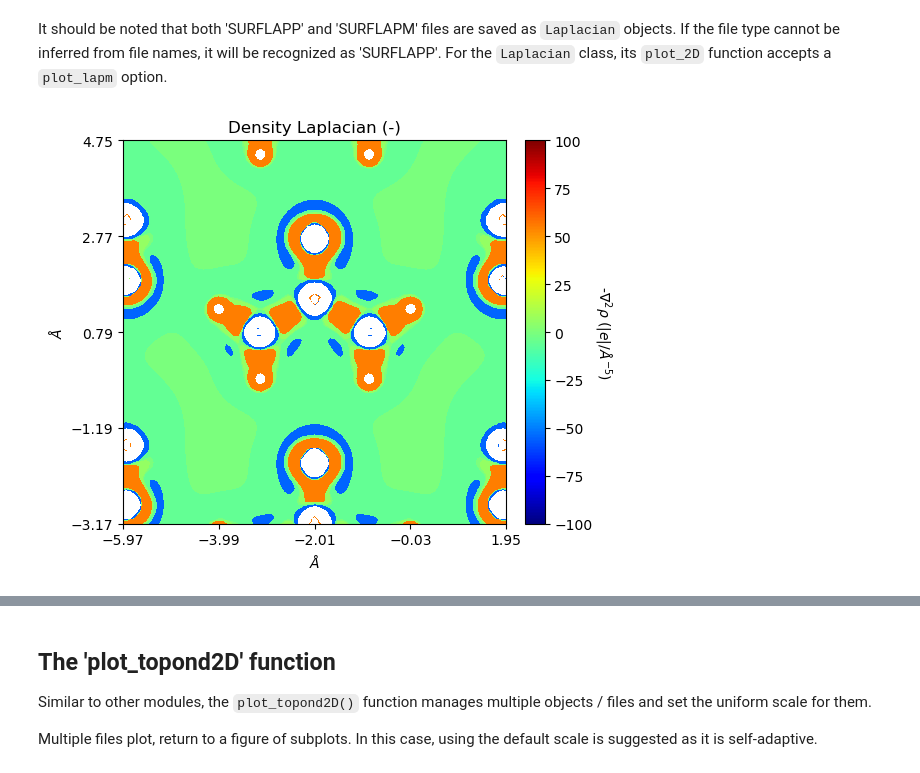
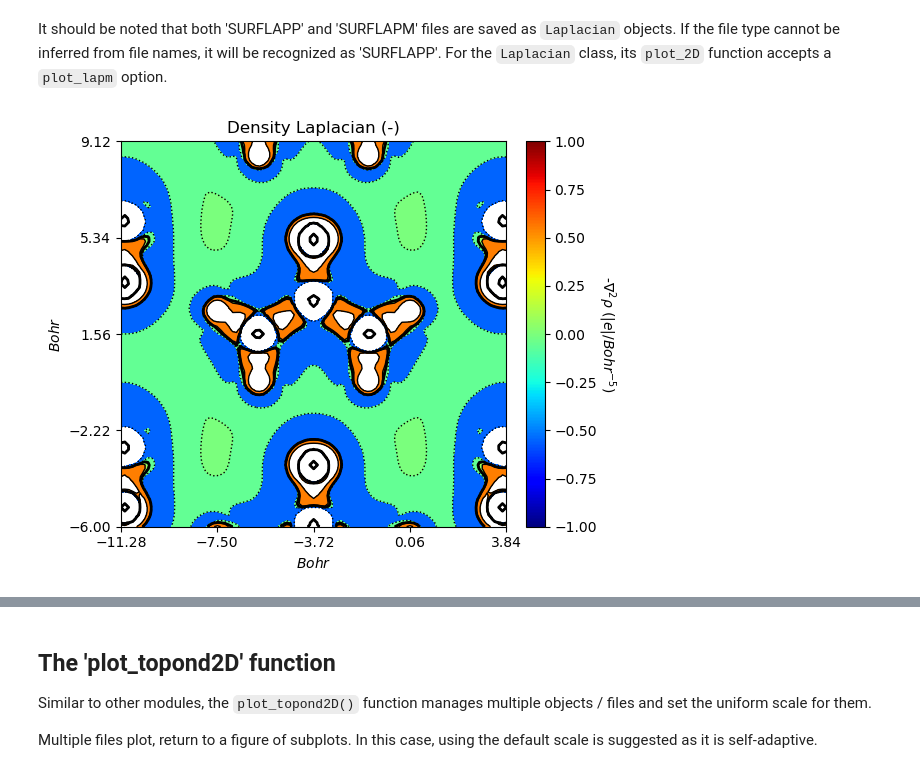
Before and after one commit to Spica-Vir/CRYSTALpytools-dev, a Jupyter notebook: examples/topond/topond.ipynb, the cells around one changed output, grey strips where cells are left out. Saved outputs shown, nothing was run; the diff lists cells and outputs as text; code cells hidden in the pictures.

```diff
--- a/examples/topond/topond.ipynb
+++ b/examples/topond/topond.ipynb
@@ -84,10 +96,10 @@ It should be noted that both 'SURFLAPP' and 'SURFLAPM' files are saved as `Lapla
 # %%
 from CRYSTALpytools.topond import Laplacian
 import numpy as np
 
-levels = np.array([-100., -10., -1., -0.1, -0.01, 0.,
-                   0.01, 0.1, 1., 10., 100.])
+levels = np.array([ -1., -0.1, -0.01, -0.001, 0., 0.001, 0.01, 0.1, 1.,])
 lap = Laplacian.from_file('topo_urea.SURFLAPP', output='topo_urea.out')
-fig = lap.plot_2D(colorplot=True, lineplot=False, plot_lapm=True, levels=levels)
+fig = lap.plot_2D(unit='a.u.', colorplot=True, lineplot=True,
+                  plot_lapm=True, isovalues=None, levels=levels)
 # %% [output]
-[figure, old version]
+[figure, new version]
```
Also changed, not shown: parts of 24 cells of this notebook, 13 other files.
